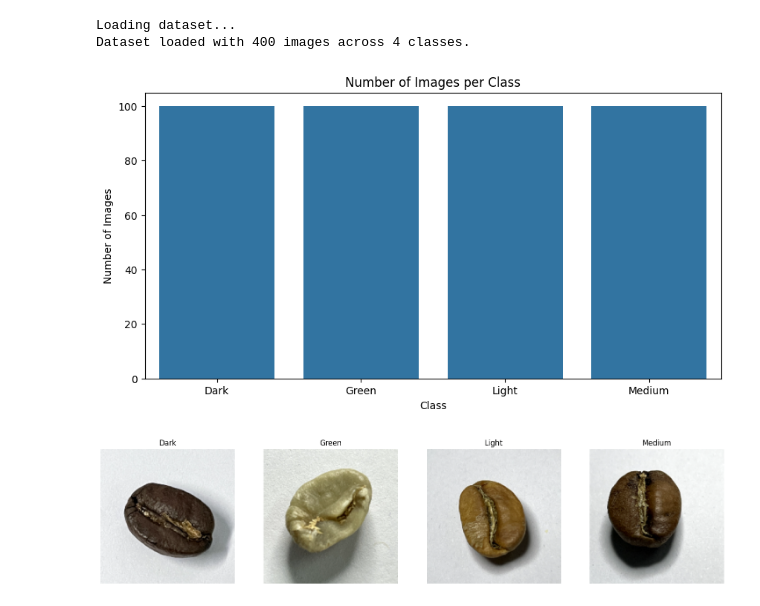
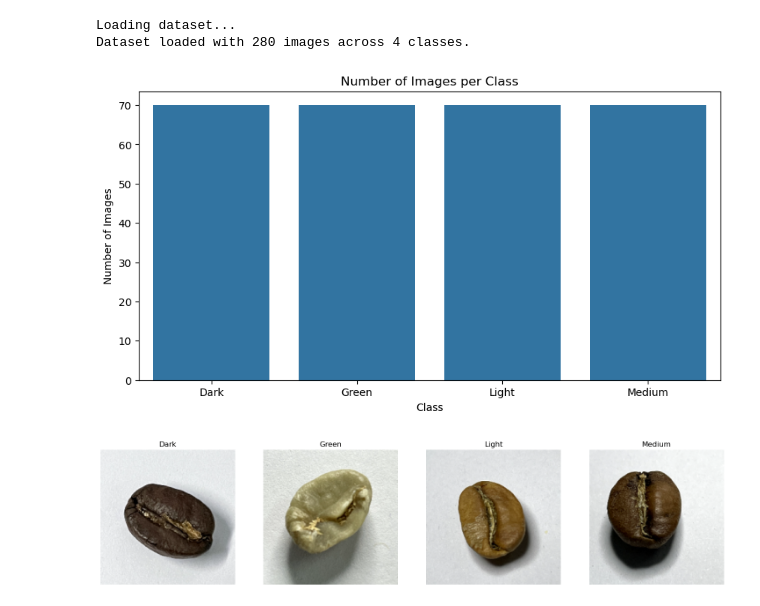
Before and after one commit to tahukotak13th/PCD17, a Jupyter notebook: testkan.ipynb, the cells around one changed output. Cells and saved outputs as stored; diff of their text form; code cells hidden in the pictures.

```diff
--- a/testkan.ipynb
+++ b/testkan.ipynb
@@ -33,37 +33,37 @@ def load_dataset(dir):
     labels = []
     class_names = os.listdir(dir)
     class_counter = {class_name: 0 for class_name in class_names}
 
     for label, class_name in enumerate(class_names):
         class_dir = os.path.join(dir, class_name)
         if os.path.isdir(class_dir):
             for file_name in os.listdir(class_dir):
-                if class_counter[class_name] >= 100:
+                if class_counter[class_name] >= 70:
                     break
                 img_path = os.path.join(class_dir, file_name)
                 img = resize_image(img_path, size)
                 if img is not None:
                     images.append(img)
                     labels.append(class_name)
                     class_counter[class_name]+=1
     return np.array(images), np.array(labels), class_names, class_counter
 
 
 print("Loading dataset...")
-images, labels, class_names, class_counter = load_dataset('dataset')
+images, labels, class_names, class_counter = load_dataset('kopi2')
 print(f"Dataset loaded with {len(images)} images across {len(class_names)} classes.")
 # Diagram Dataset
 plt.figure(figsize=(10, 5))
 sns.barplot(x=list(class_counter.keys()), y=list(class_counter.values()))
 plt.title('Number of Images per Class')
 plt.xlabel('Class')
 plt.ylabel('Number of Images')
 plt.savefig('dataset_distribution.png')
 plt.show()
 # %% [output]
 Loading dataset...
-Dataset loaded with 400 images across 4 classes.
+Dataset loaded with 280 images across 4 classes.
-[figure, old version]
+[figure, new version]
 # %%
 # Menampilkan gambar sample dari setiap kelas
 def show_sample_images(images, labels, class_names):
```
Also changed, not shown: parts of 9 cells of this notebook.
